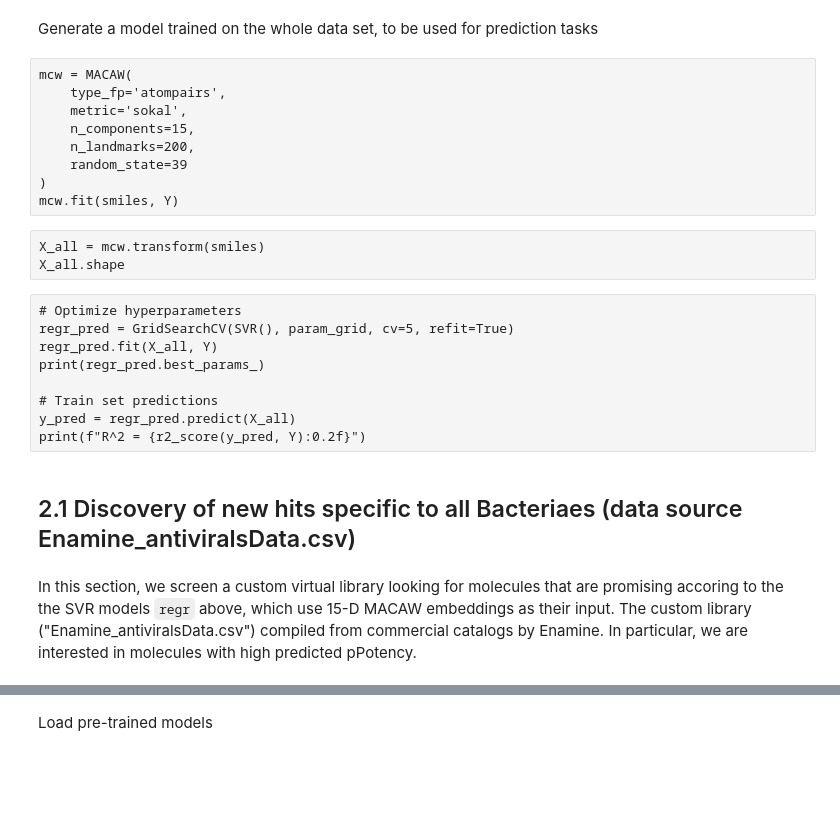
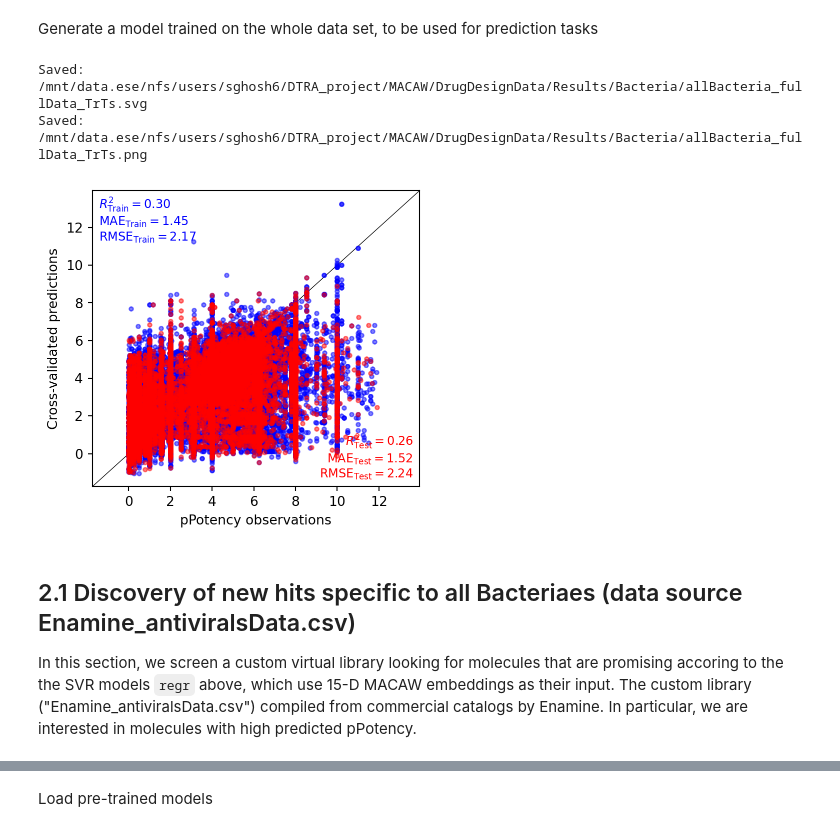
Before and after one commit to soumyadeepghosh35/DTRA_DrugDesign, a Jupyter notebook: PubchemData/Step3_MACAW_bacteria.ipynb, the cells around one changed output, grey strips where cells are left out. Saved outputs shown, nothing was run; the diff lists cells and outputs as text; code cells hidden in the pictures; blank space fills up the shorter version.

```diff
--- a/PubchemData/Step3_MACAW_bacteria.ipynb
+++ b/PubchemData/Step3_MACAW_bacteria.ipynb
@@ -429,30 +393,29 @@ parity_plot(x=Y_obs_train,
 # %% [markdown]
 Generate a model trained on the whole data set, to be used for prediction tasks
-# %% [raw]
-mcw = MACAW(
-    type_fp='atompairs',
-    metric='sokal',
-    n_components=15,
-    n_landmarks=200,
-    random_state=39
-)
-mcw.fit(smiles, Y)
-# %% [raw]
-X_all = mcw.transform(smiles)
-X_all.shape
-# %% [raw]
-# Optimize hyperparameters
-regr_pred = GridSearchCV(SVR(), param_grid, cv=5, refit=True)
-regr_pred.fit(X_all, Y)
-print(regr_pred.best_params_)
-
-# Train set predictions
-y_pred = regr_pred.predict(X_all)
-print(f"R^2 = {r2_score(y_pred, Y):0.2f}")
+# %%
+commandLineData_train_fullData = pd.read_csv( resultsDir + 'bacteriaCommandline_10fold/wDuplicates_coarseGrid/wDuplicates_predictions_fullData_train_SVR.csv')
+Y_obs_train = commandLineData_train_fullData['Observed'].values
+Y_cv_pred_train = commandLineData_train_fullData['Predicted'].values
+# %%
+commandLineData_test_fullData = pd.read_csv( resultsDir + 'bacteriaCommandline_10fold/wDuplicates_coarseGrid/wDuplicates_predictions_fullData_test_SVR.csv')
+Y_obs_test = commandLineData_test_fullData['Observed'].values
+Y_cv_pred_test = commandLineData_test_fullData['Predicted'].values
+# %%
+parity_plot(x=Y_obs_train,
+            y=Y_cv_pred_train,
+            x_test=Y_obs_test,
+            y_test=Y_cv_pred_test,
+            xlabel="pPotency observations",
+            ylabel="Cross-validated predictions",
+            savetitle=resultsDir + 'Bacteria/allBacteria_fullData_TrTs.svg',
+            save_formats=['svg', 'png'])
+# %% [output]
+Saved: /mnt/data.ese/nfs/users/sghosh6/DTRA_project/MACAW/DrugDesignData/Results/Bacteria/allBacteria_fullData_TrTs.svg
+Saved: /mnt/data.ese/nfs/users/sghosh6/DTRA_project/MACAW/DrugDesignData/Results/Bacteria/allBacteria_fullData_TrTs.png
+[figure, added]
 # %% [markdown]
 ## 2.1 Discovery of new hits specific to all Bacteriaes (data source Enamine_antiviralsData.csv)
+In this section, we screen a custom virtual library looking for molecules that are promising accoring to the the SVR models `regr` above, which use 15-D MACAW embeddings as their input. The custom library ("Enamine_antiviralsData.csv") compiled from commercial catalogs by Enamine. In particular, we are interested in molecules with high predicted pPotency.
-# %% [markdown]
-In this section, we screen a custom virtual library looking for molecules that are promising accoring to the the SVR models `regr` above, which use 15-D MACAW embeddings as their input. The custom library ("Enamine_antiviralsData.csv") compiled from commercial catalogs by Enamine. In particular, we are interested in molecules with high predicted pPotency.
 # %%
 EnamineAntibacterialsData = pd.read_csv(dataDir + "Enamine/Enamine_Antibacterial_Library_plated_32000cmpds_20251019.csv",
                                     sep=",", comment=None, skipinitialspace=True, engine="python", encoding="utf-8",
```
Also changed, not shown: parts of 120 cells of this notebook, 7 other files.
